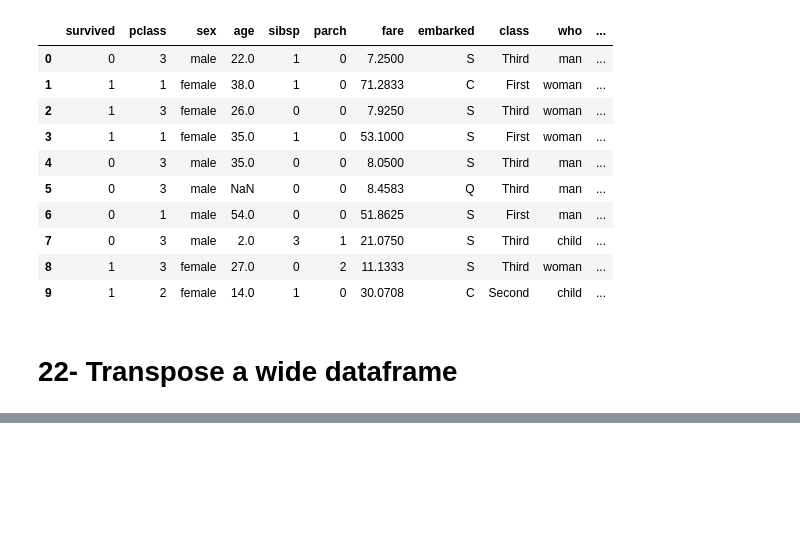
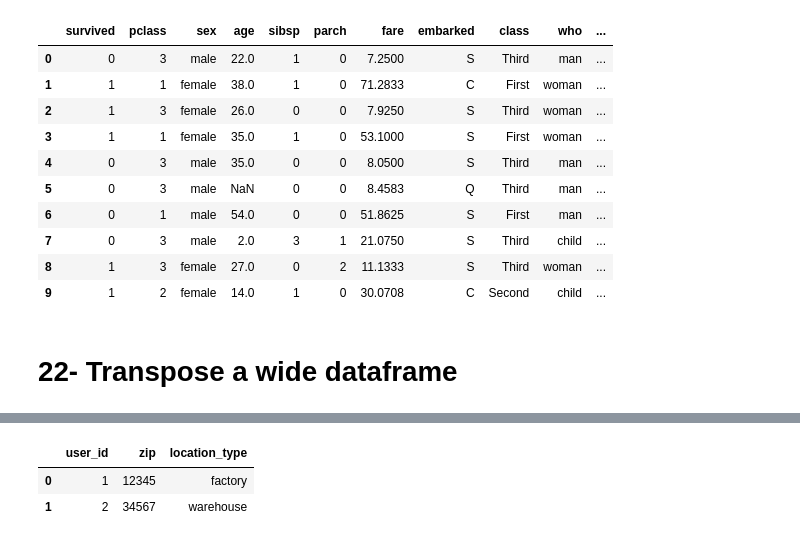
Before and after one commit to UzairHussain193/DataScience_with_Python, a Jupyter notebook: Chilla_2023/pandas_03.ipynb, the cells around one changed output, grey strips where cells are left out. Saved outputs shown, nothing was run; the diff lists cells and outputs as text; code cells hidden in the pictures; blank space fills up the shorter version.

```diff
--- a/Chilla_2023/pandas_03.ipynb
+++ b/Chilla_2023/pandas_03.ipynb
@@ -1292,0 +1311,7 @@ df.describe().T
+# %%
+fasla2 = pd.DataFrame([[1,'12345','factory'],[2,'34567','warehouse']],columns=['user_id','zip','location_type'])
+fasla2.head()
+# %% [output]
+|  | user_id | zip | location_type |
+| 0 | 1 | 12345 | factory |
+| 1 | 2 | 34567 | warehouse |
```
Also changed, not shown: parts of 14 cells of this notebook, 2 other files.
